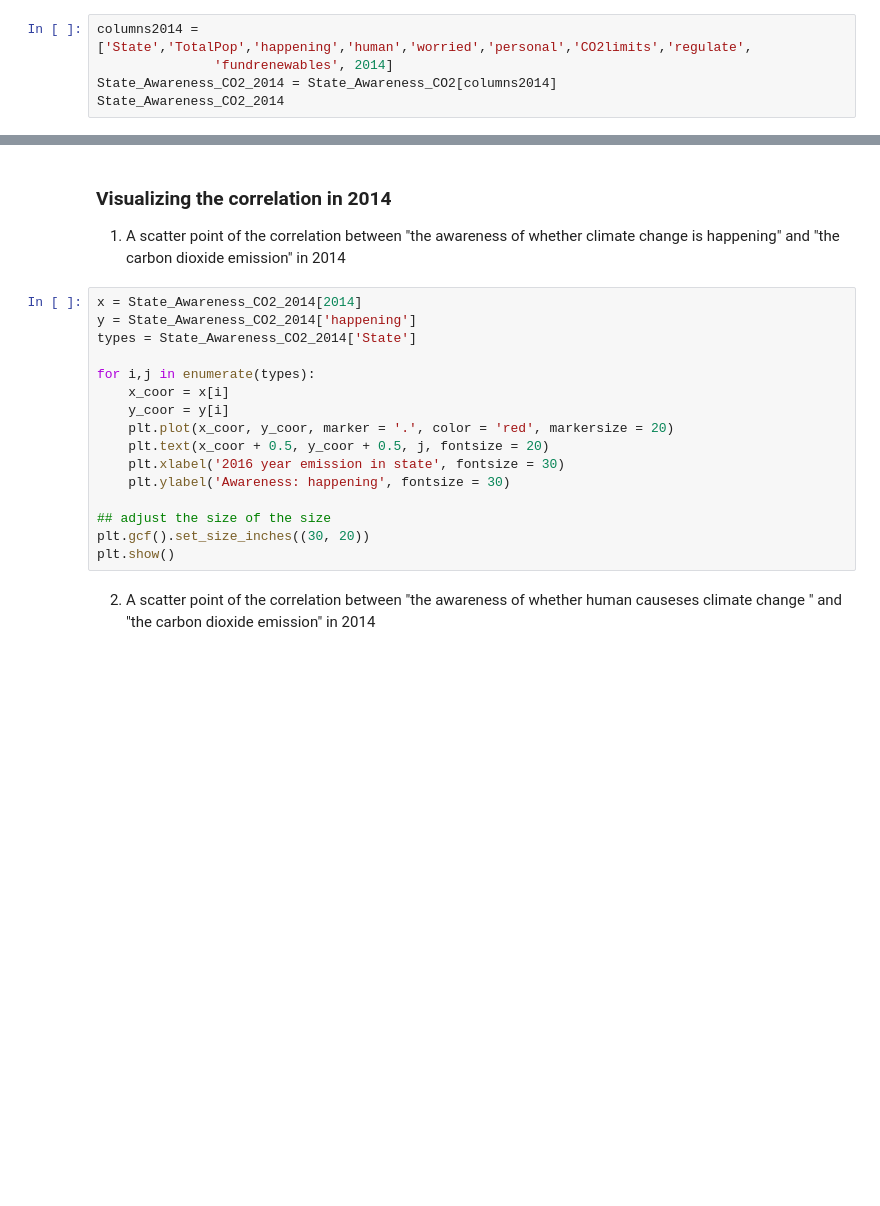
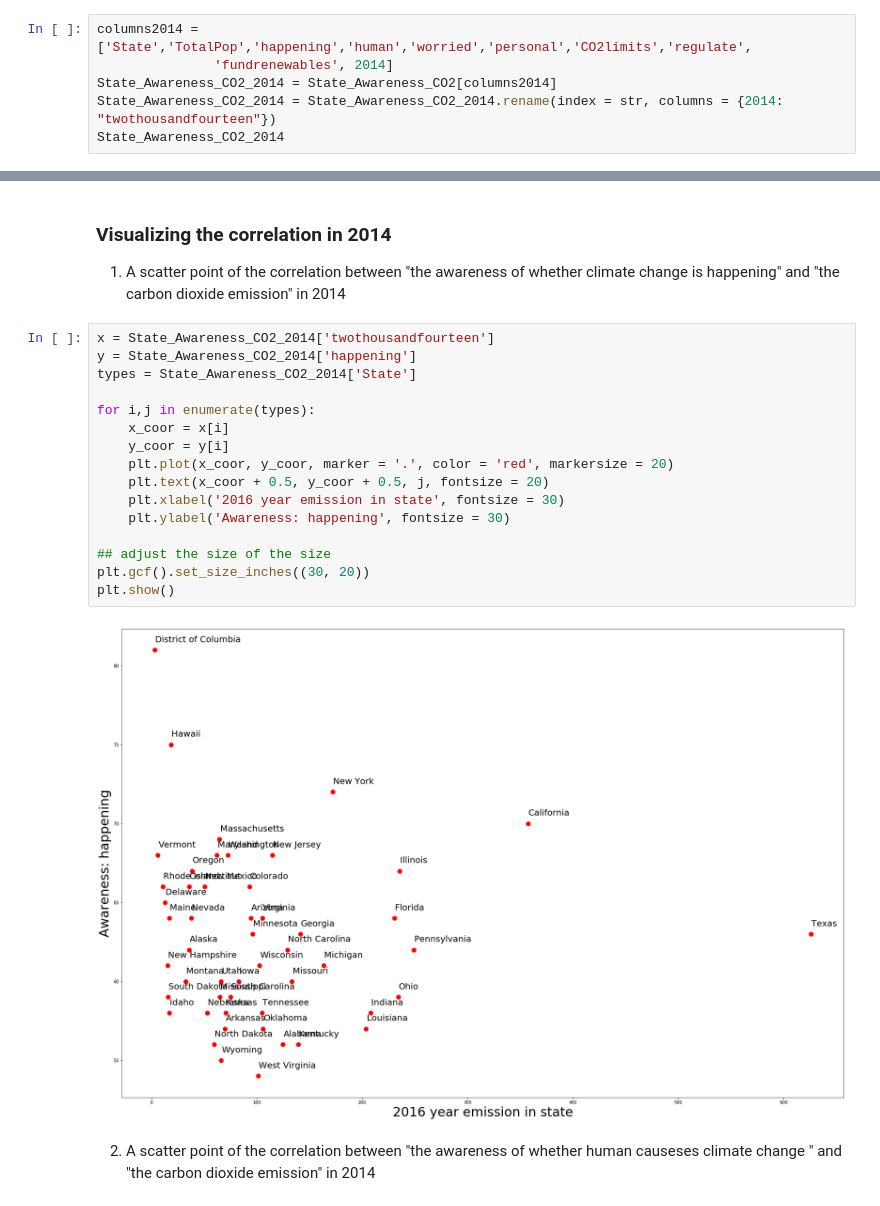
Before and after one commit to sichan502/COGS108_FinalProject, a Jupyter notebook: Jing_Data.ipynb, the cells around one changed output, grey strips where cells are left out. Cells and saved outputs as stored; diff of their text form; blank space fills up the shorter version.

```diff
--- a/Jing_Data.ipynb
+++ b/Jing_Data.ipynb
@@ -476,4 +1185,5 @@ list(State_Awareness_CO2.columns)
 columns2014 = ['State','TotalPop','happening','human','worried','personal','CO2limits','regulate',
                'fundrenewables', 2014]
 State_Awareness_CO2_2014 = State_Awareness_CO2[columns2014]
+State_Awareness_CO2_2014 = State_Awareness_CO2_2014.rename(index = str, columns = {2014: "twothousandfourteen"})
 State_Awareness_CO2_2014
@@ -503,21 +1291,23 @@ corrs_2014[[2014]]
 ### Visualizing the correlation in 2014
 1. A scatter point of the correlation between "the awareness of whether climate change is happening" and "the carbon dioxide emission" in 2014
 # %%
-x = State_Awareness_CO2_2014[2014]
+x = State_Awareness_CO2_2014['twothousandfourteen']
 y = State_Awareness_CO2_2014['happening']
 types = State_Awareness_CO2_2014['State']
 
 for i,j in enumerate(types):
     x_coor = x[i]
     y_coor = y[i]
     plt.plot(x_coor, y_coor, marker = '.', color = 'red', markersize = 20)
     plt.text(x_coor + 0.5, y_coor + 0.5, j, fontsize = 20)
     plt.xlabel('2016 year emission in state', fontsize = 30)
     plt.ylabel('Awareness: happening', fontsize = 30)
 
 ## adjust the size of the size
 plt.gcf().set_size_inches((30, 20))
 plt.show()
+# %% [output]
+[figure, added]
 # %% [markdown]
 2. A scatter point of the correlation between "the awareness of whether human causeses climate change " and "the carbon dioxide emission" in 2014
 # %%
```
Also changed, not shown: parts of 92 cells of this notebook.
